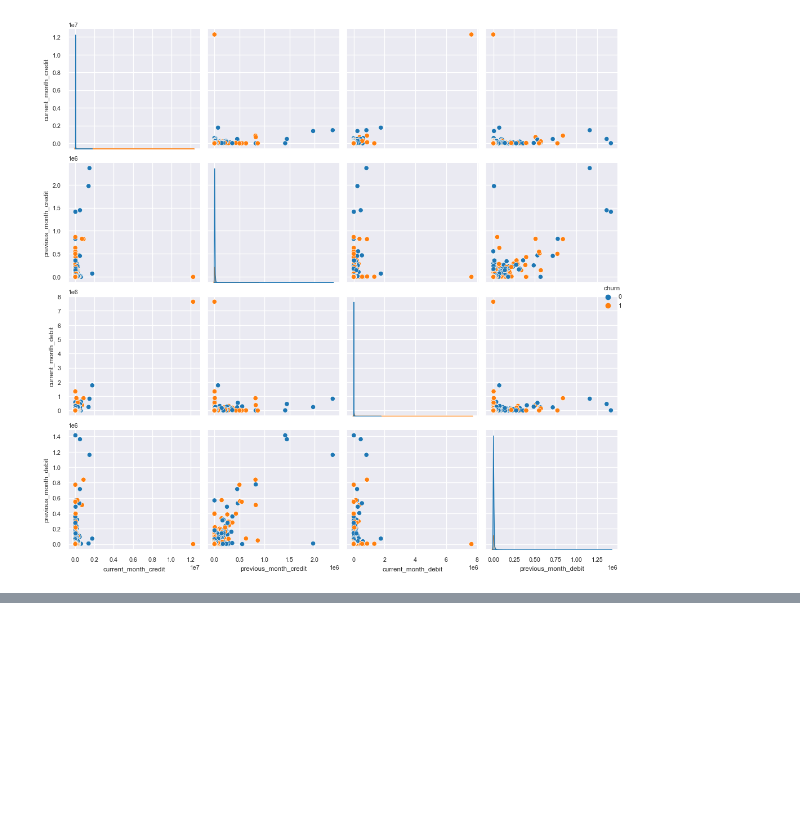
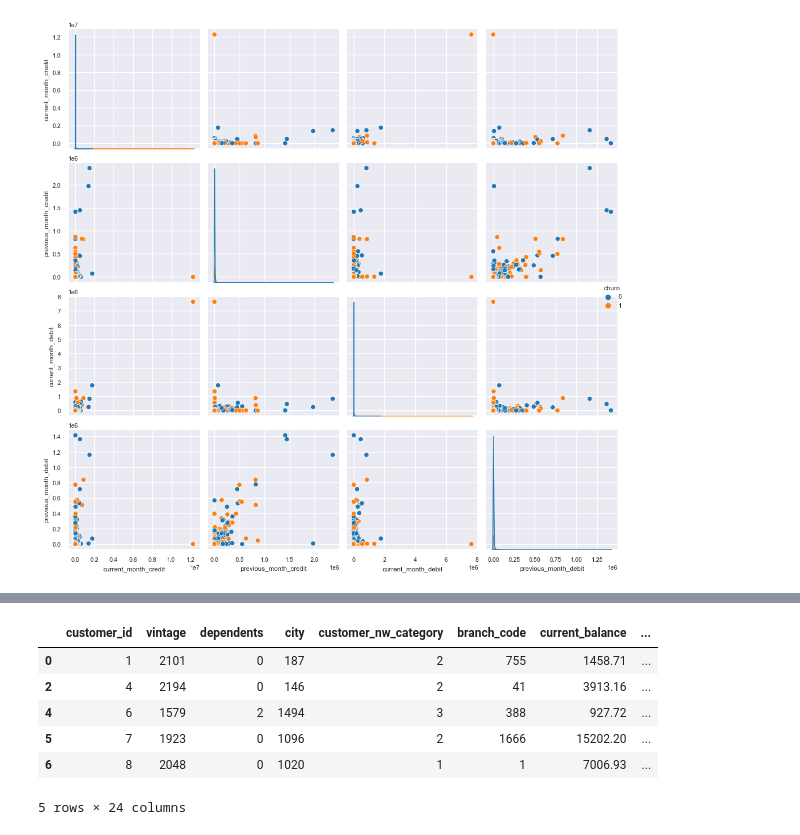
Before and after one commit to ryanlacsamana/Bank_Customer_Churn_Prediction, a Jupyter notebook: bank_customer_churn_prediction.ipynb, the cells around one changed output, grey strips where cells are left out. Drawn from its saved outputs; the diff is of its cells as text; code cells hidden in the pictures; blank space fills up the shorter version.

```diff
--- a/bank_customer_churn_prediction.ipynb
+++ b/bank_customer_churn_prediction.ipynb
@@ -526,0 +542,5 @@ plt.show()
+# %%
+## Create a copy of the dataset to be used for building models
+df1_model = df1.copy()
+
+df1_model.head()
@@ -526,0 +562,20 @@ plt.show()
+# %%
+## Drop the 'age' and 'gender' columns
+df1_model_xgb = df1_model.drop(['age','gender'], axis=1)
+
+## Dummy encode 'occupation' column
+df1_model_xgb = pd.get_dummies(data=df1_model_xgb, columns=['occupation'], drop_first=True, dtype=int)
+
+## Use ordinal encoding for 'last_transaction_period' column
+le = LabelEncoder()
+df1_model_xgb['last_transaction_period_encoded'] = le.fit_transform(df1_model['last_transaction_period'])
+
+df1_model_xgb.head()
+# %% [output]
+|  | customer_id | vintage | dependents | city | customer_nw_category | branch_code | current_balance | ... |
+| 0 | 1 | 2101 | 0 | 187 | 2 | 755 | 1458.71 | ... |
+| 2 | 4 | 2194 | 0 | 146 | 2 | 41 | 3913.16 | ... |
+| 4 | 6 | 1579 | 2 | 1494 | 3 | 388 | 927.72 | ... |
+| 5 | 7 | 1923 | 0 | 1096 | 2 | 1666 | 15202.20 | ... |
+| 6 | 8 | 2048 | 0 | 1020 | 1 | 1 | 7006.93 | ... |
+5 rows × 24 columns
```
Also changed, not shown: parts of 18 cells of this notebook.
